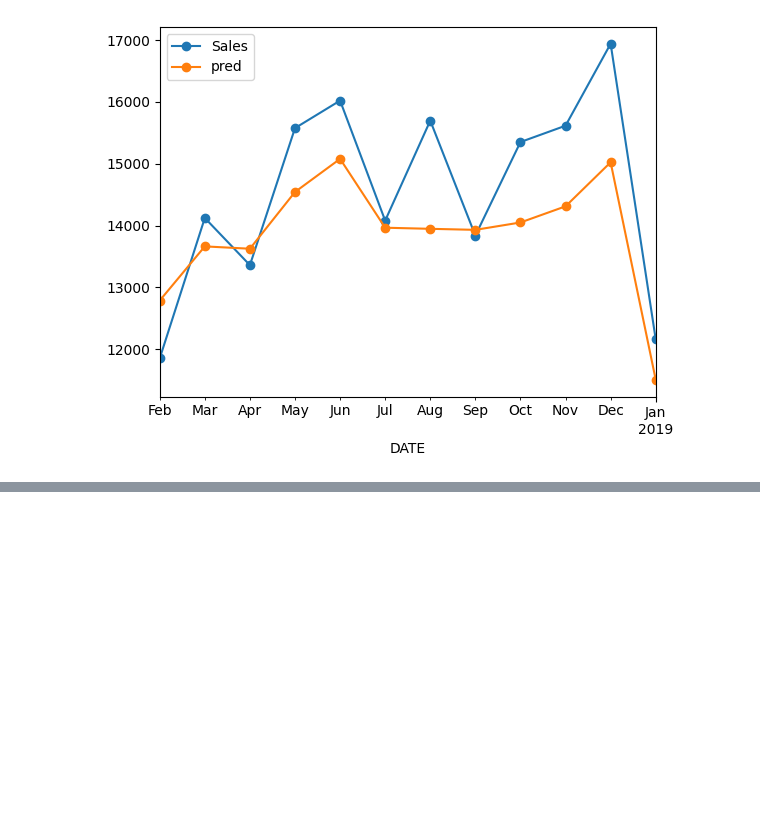
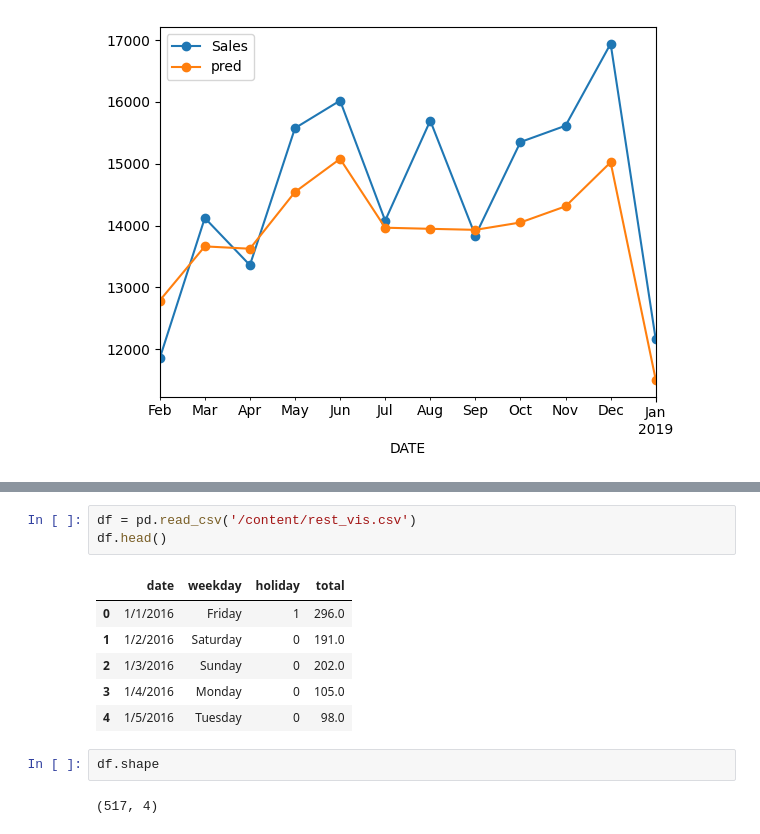
Before and after one commit to vidhu-psit/DataSciencePython, a Jupyter notebook: TimeSeries/TimeSeries.ipynb, the cells around one changed output, grey strips where cells are left out. Drawn from its saved outputs; the diff is of its cells as text; blank space fills up the shorter version.

```diff
--- a/TimeSeries/TimeSeries.ipynb
+++ b/TimeSeries/TimeSeries.ipynb
@@ -769,0 +799,14 @@ test_x.plot(style='-o')
+# %%
+df = pd.read_csv('/content/rest_vis.csv')
+df.head()
+# %% [output]
+|  | date | weekday | holiday | total |
+| 0 | 1/1/2016 | Friday | 1 | 296.0 |
+| 1 | 1/2/2016 | Saturday | 0 | 191.0 |
+| 2 | 1/3/2016 | Sunday | 0 | 202.0 |
+| 3 | 1/4/2016 | Monday | 0 | 105.0 |
+| 4 | 1/5/2016 | Tuesday | 0 | 98.0 |
+# %%
+df.shape
+# %% [output]
+(517, 4)
```
Also changed, not shown: parts of 21 cells of this notebook.
